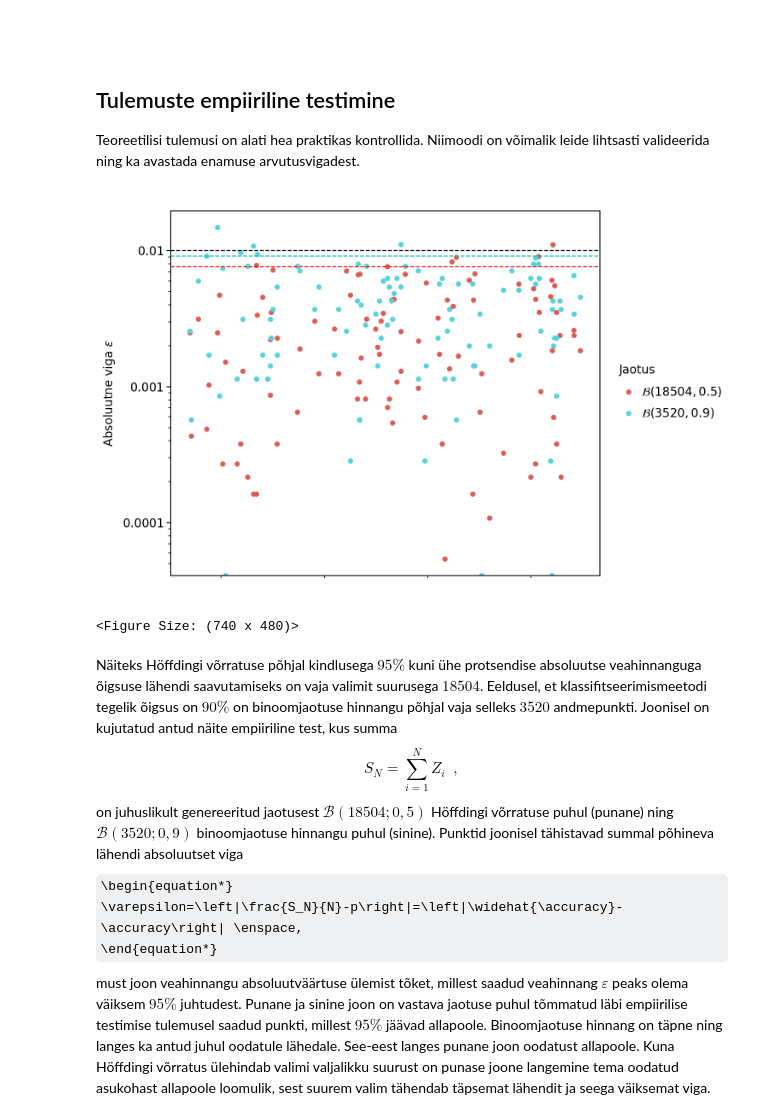
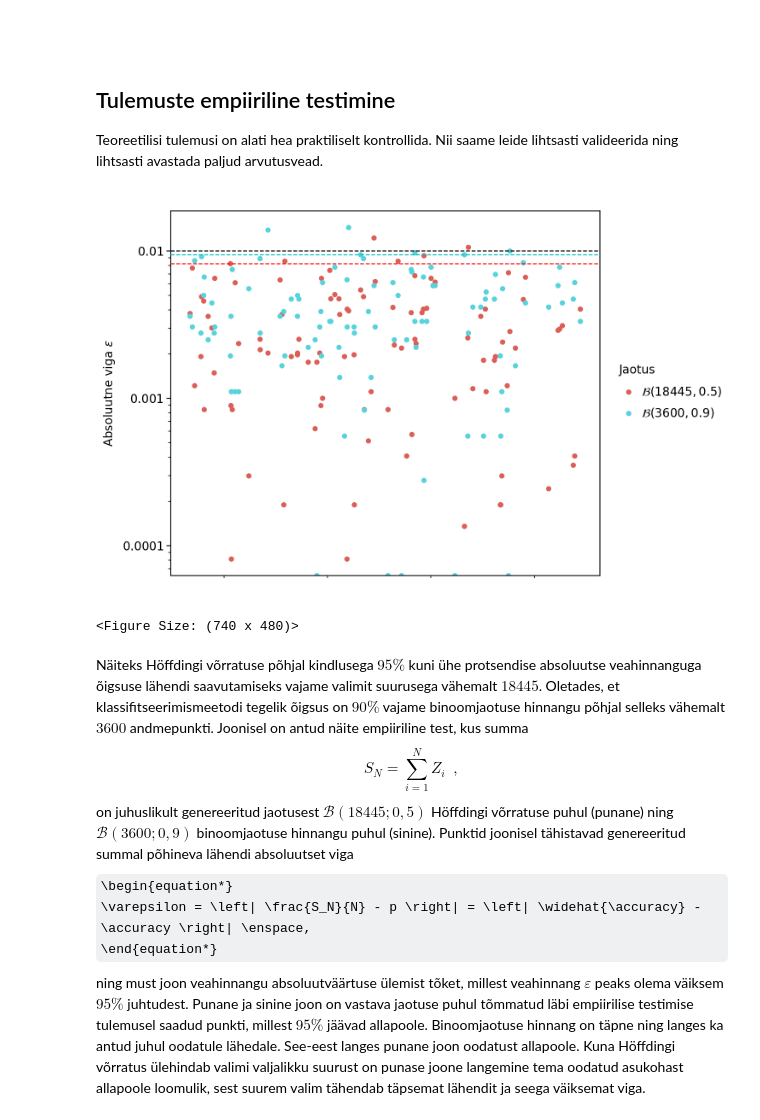
Before and after one commit to mart-mihkel/mudelite_hindamine, a Jupyter notebook: tulemuste_empiiriline_testimine.ipynb, the cells around one changed output. Cells and saved outputs as stored; diff of their text form; code cells hidden in the pictures; some formulas as TeX source.

Commit message:
empiirline test meie vormi

```diff
--- a/tulemuste_empiiriline_testimine.ipynb
+++ b/tulemuste_empiiriline_testimine.ipynb
@@ -21,55 +21,55 @@ $\newcommand{\precision}{Prec}$
 $\newcommand{\recall}{Rec}$
 # %% [markdown]
 ## Tulemuste empiiriline testimine
-Teoreetilisi tulemusi on alati hea praktikas kontrollida. Niimoodi on võimalik leide lihtsasti valideerida ning ka avastada enamuse arvutusvigadest.
+Teoreetilisi tulemusi on alati hea praktiliselt kontrollida. Nii saame leide lihtsasti valideerida ning lihtsasti avastada paljud  arvutusvead.
 # %%
 n = 100
 partition_i = int(n * 0.95) - 1
 epsilon = 0.01
 xid = uniform.rvs(0, 1, n)
 
-höff_n = 18504 # int(-np.log(.025) / (2 * epsilon ** 2))
+höff_n = 18445 # int(-np.log(.025) / (2 * epsilon ** 2))
 höff_p = 0.5
 höff_juhuslik = binom.rvs(n=höff_n, p=höff_p, size=n)
 höff_viga = np.abs(höff_juhuslik / höff_n - höff_p)
 höff_q95 = np.partition(höff_viga, partition_i)[partition_i]
 
-binom_n = 3520
+binom_n = 3600
 binom_p = 0.9
 binom_juhuslik = binom.rvs(n=binom_n, p=binom_p, size=n)
 binom_viga = np.abs(binom_juhuslik / binom_n - binom_p)
 binom_q95 = np.partition(binom_viga, partition_i)[partition_i]
 
 read = [(x, viga, f'$\mathcal{{B}} ({höff_n}, {höff_p})$') for x, viga in zip(xid, höff_viga)]
 read += [(x, viga, f'$\mathcal{{B}} ({binom_n}, {binom_p})$') for x, viga in zip(xid, binom_viga)]
 df = pd.DataFrame(read, columns=['x', 'viga', 'jaotus'])
 
 g = (
     ggplot(df) + theme_matplotlib() + theme(axis_text_x=element_blank(), axis_ticks_major_x=element_blank()) +
     scale_y_log10(breaks=np.logspace(-4, -1, 4), labels=['$0.0001$', '$0.001$', '$0.01$', '$0.1$']) +
 
     aes('x', 'viga', color='jaotus') +
     labs(x='', y='Absoluutne viga $\\varepsilon$') +
     guides(color=guide_legend(title='Jaotus')) +
 
     geom_point() +
 
     geom_hline(yintercept=epsilon, linetype='dashed') +
     geom_hline(yintercept=höff_q95, linetype='dashed', color="r") +
     geom_hline(yintercept=binom_q95, linetype='dashed', color="c")
 )
 # g.save(joonised_kaust + 'absoluutne_viga_statistiline_test.png', dpi=100)
 g
 # %% [output]
-[figure, old version]
+[figure, new version]
 <Figure Size: (740 x 480)>
 # %% [markdown]
-Näiteks Höffdingi võrratuse põhjal kindlusega $95\%$ kuni ühe protsendise absoluutse veahinnanguga õigsuse lähendi saavutamiseks on vaja valimit suurusega $18504$. Eeldusel, et klassifitseerimismeetodi tegelik õigsus on $90\%$ on binoomjaotuse hinnangu põhjal vaja selleks $3520$ andmepunkti. Joonisel on kujutatud antud näite empiiriline test, kus summa
+Näiteks Höffdingi võrratuse põhjal kindlusega $95\%$ kuni ühe protsendise absoluutse veahinnanguga õigsuse lähendi saavutamiseks vajame valimit suurusega vähemalt $18445$. Oletades, et klassifitseerimismeetodi tegelik õigsus on $90\%$ vajame binoomjaotuse hinnangu põhjal selleks vähemalt $3600$ andmepunkti. Joonisel on antud näite empiiriline test, kus summa
 \begin{equation*}
-    S_N=\sum_{i=1}^N Z_i \enspace,
+    S_N = \sum_{i = 1}^N Z_i \enspace,
 \end{equation*}
-on juhuslikult genereeritud jaotusest $\mathcal{B}(18504; 0{,}5)$ Höffdingi võrratuse puhul (punane) ning $\mathcal{B}(3520; 0{,}9)$ binoomjaotuse hinnangu puhul (sinine). Punktid joonisel tähistavad summal põhineva lähendi absoluutset viga
+on juhuslikult genereeritud jaotusest $\mathcal{B}(18445; 0{,}5)$ Höffdingi võrratuse puhul (punane) ning $\mathcal{B}(3600; 0{,}9)$ binoomjaotuse hinnangu puhul (sinine). Punktid joonisel tähistavad genereeritud summal põhineva lähendi absoluutset viga
 \begin{equation*}
-    \varepsilon=\left|\frac{S_N}{N}-p\right|=\left|\widehat{\accuracy}-\accuracy\right| \enspace,
+    \varepsilon = \left| \frac{S_N}{N} - p \right| = \left| \widehat{\accuracy} - \accuracy \right| \enspace,
 \end{equation*}
-must joon veahinnangu absoluutväärtuse ülemist tõket, millest saadud veahinnang $\varepsilon$ peaks olema väiksem $95\%$ juhtudest. Punane ja sinine joon on vastava jaotuse puhul tõmmatud läbi empiirilise testimise tulemusel saadud punkti, millest $95\%$ jäävad allapoole. Binoomjaotuse hinnang on täpne ning langes ka antud juhul oodatule lähedale. See-eest langes punane joon oodatust allapoole. Kuna Höffdingi võrratus ülehindab valimi valjalikku suurust on punase joone langemine tema oodatud asukohast allapoole loomulik, sest suurem valim tähendab täpsemat lähendit ja seega väiksemat viga.
+ning must joon veahinnangu absoluutväärtuse ülemist tõket, millest veahinnang $\varepsilon$ peaks olema väiksem $95\%$ juhtudest. Punane ja sinine joon on vastava jaotuse puhul tõmmatud läbi empiirilise testimise tulemusel saadud punkti, millest $95\%$ jäävad allapoole. Binoomjaotuse hinnang on täpne ning langes ka antud juhul oodatule lähedale. See-eest langes punane joon oodatust allapoole. Kuna Höffdingi võrratus ülehindab valimi valjalikku suurust on punase joone langemine tema oodatud asukohast allapoole loomulik, sest suurem valim tähendab täpsemat lähendit ja seega väiksemat viga.
```
